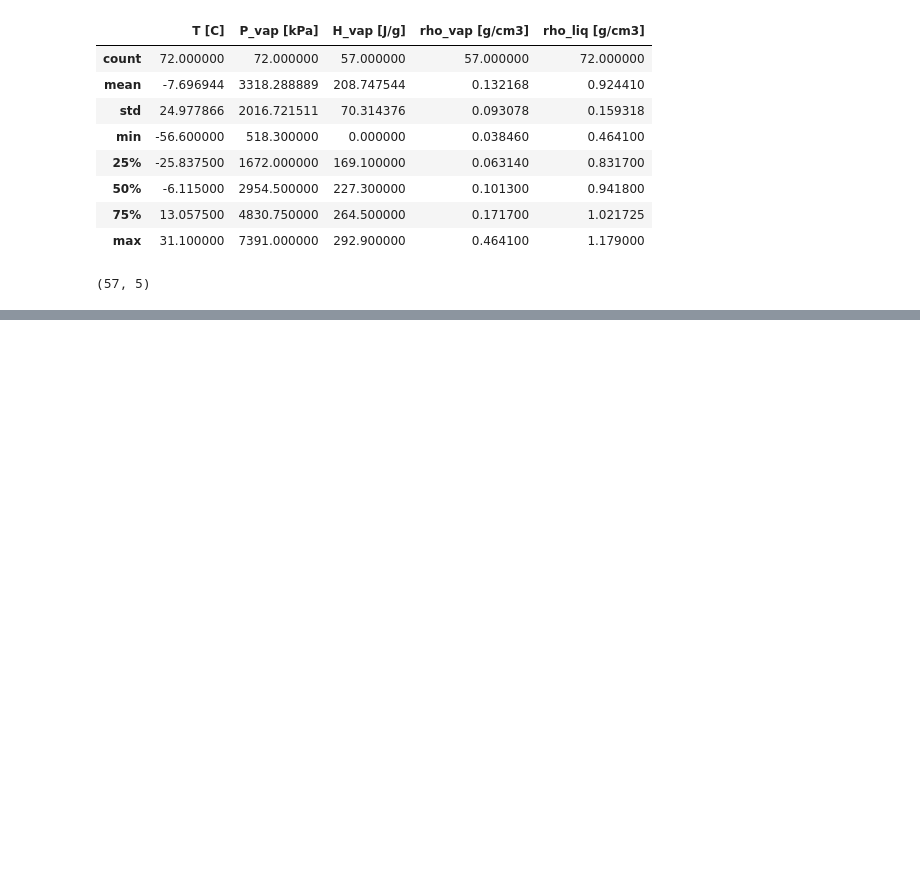
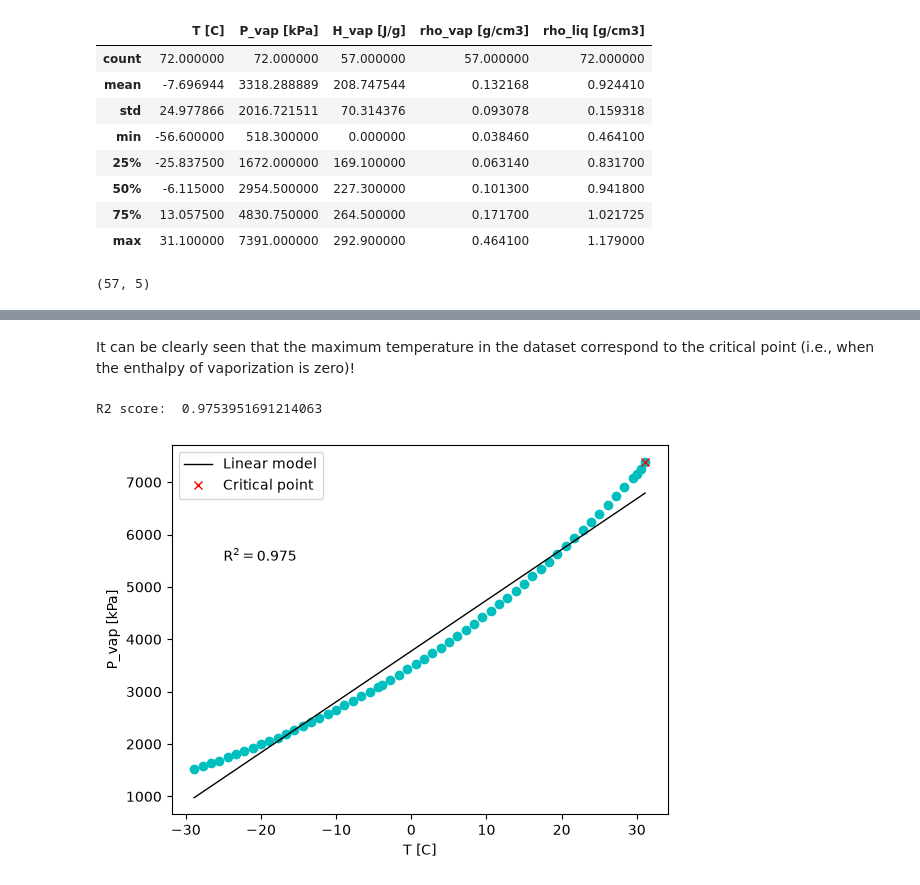
Before and after one commit to BoniYu/Deep-Neural-Network-for-VLE, a Jupyter notebook: notebook/eda.ipynb, the cells around one changed output, grey strips where cells are left out. Saved outputs shown, nothing was run; the diff lists cells and outputs as text; code cells hidden in the pictures; blank space fills up the shorter version.

Commit message:
First part of Linear regression is done

```diff
--- a/notebook/eda.ipynb
+++ b/notebook/eda.ipynb
@@ -52,0 +71,27 @@ df.shape
+# %% [markdown]
+It can be clearly seen that the maximum temperature in the dataset correspond to the critical point (i.e., when the enthalpy of vaporization is zero)!
+# %%
+# fit linear model for baseline
+
+from sklearn.linear_model import LinearRegression
+Ps = df['P_vap [kPa]'].to_numpy().reshape(-1,1)
+Ts = df['T [C]'].to_numpy().reshape(-1,1)
+
+x_pred = np.linspace(min(Ts), max(Ts), 100)
+model_lr = LinearRegression().fit(Ts, Ps)
+y_pred = model_lr.predict(x_pred)
+print("R2 score: ", model_lr.score(Ts, Ps))
+
+#plot the graph
+plt.figure()
+plt.plot(Ts, Ps, 'co')
+plt.plot(x_pred, y_pred, 'k', linewidth=1, label='Linear model')
+plt.plot(T_critical, P_critical, 'rx', label='Critical point')
+plt.text(-25, 5500, 'R$^2 = $' + str(np.round(model_lr.score(Ts, Ps), 3)))
+plt.xlabel('T [C]')
+plt.ylabel('P_vap [kPa]')
+plt.legend()
+plt.show()
+# %% [output]
+R2 score:  0.9753951691214063
+[figure, added]
```
Also changed, not shown: parts of 3 cells of this notebook, 1 other file.
